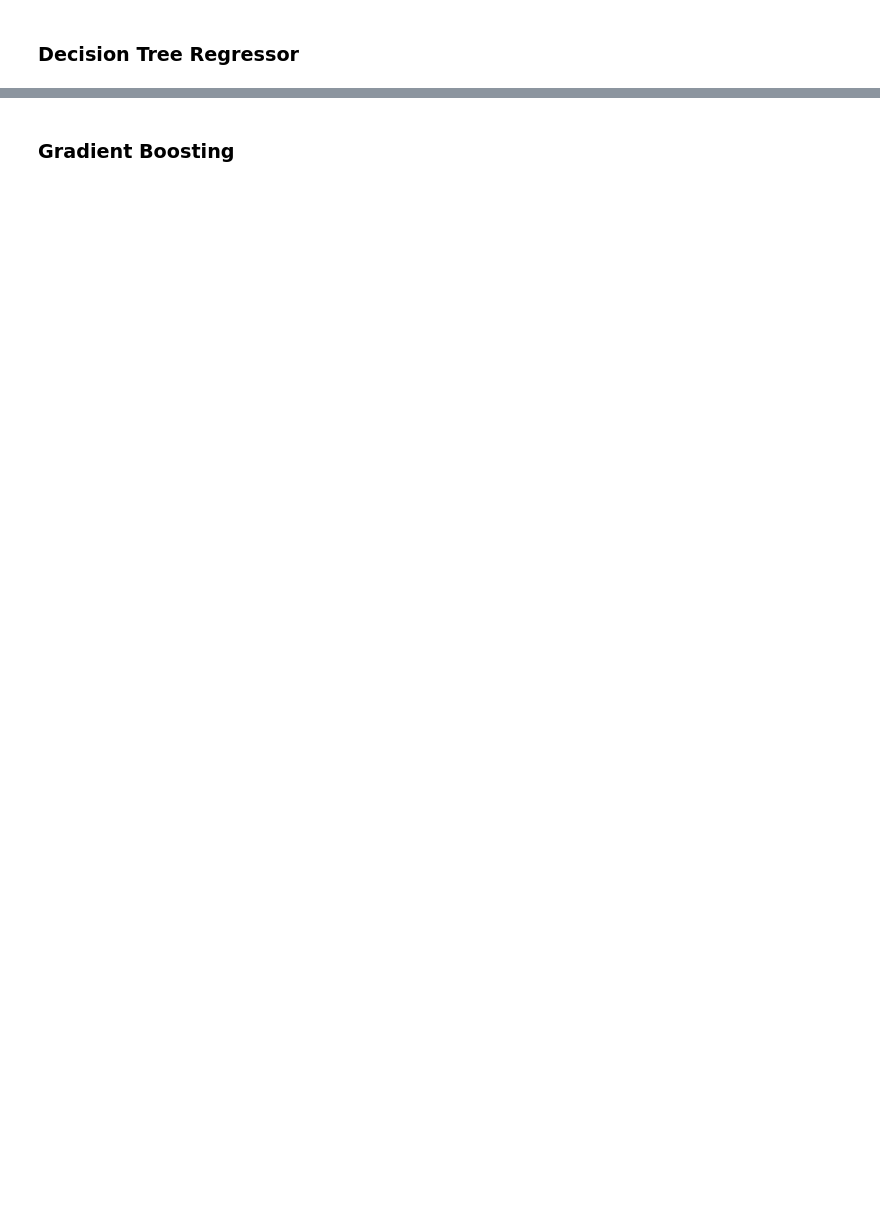
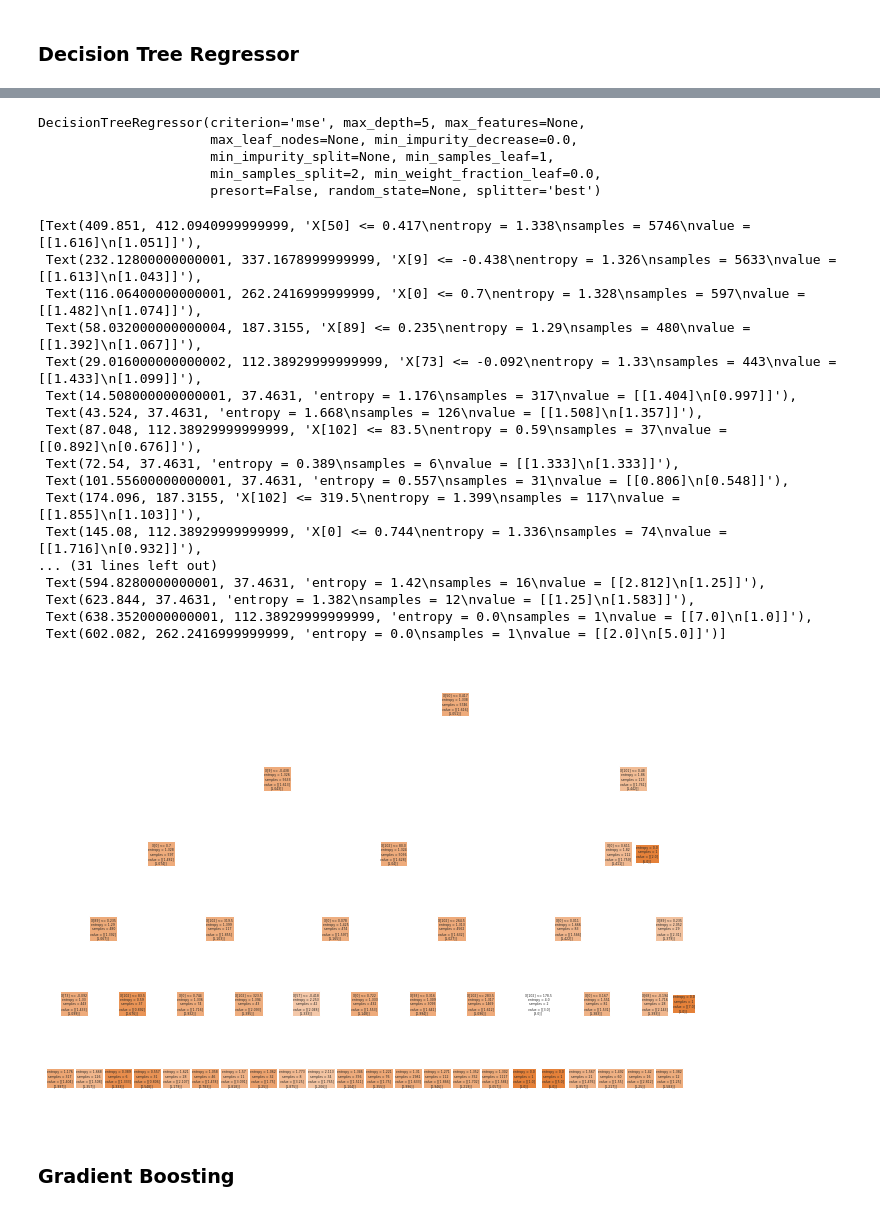
Before and after one commit to francamacdowell/brasileirao-match-score-prediction, a Jupyter notebook: brasileirao.ipynb, the cells around one changed output, grey strips where cells are left out. Cells and saved outputs as stored; diff of their text form; code cells hidden in the pictures; blank space fills up the shorter version.

Commit message:
Add print decision tree for AI 1 discipline

```diff
--- a/brasileirao.ipynb
+++ b/brasileirao.ipynb
@@ -901,11 +898,11 @@ for i in range(len(train_datasets_list)):
     scores[encoding_names[i]] = {'mean_absolute_error': -999}
     X_train, X_test = train_datasets_list[i], test_datasets_list[i]
 
-    classifier = DecisionTreeRegressor(max_depth=5)
+    dtree = DecisionTreeRegressor(max_depth=5)
     # Fitting the model
-    classifier.fit(X_train, y_train)
+    dtree.fit(X_train, y_train)
     # Predicting score matches of 2017
-    predicteds = classifier.predict(X_test)
+    predicteds = dtree.predict(X_test)
 
     r2_scores = R2_scores(X_test, y_test.values, predicteds)
     scores[encoding_names[i]]['r2'] = r2_scores[0]
@@ -941,0 +939,41 @@ Backward Difference:  {'mean_absolute_error': 0.8812467570340801, 'r2': array([-
+# %%
+# ATIVIDADE IA 1:
+
+from sklearn import tree
+from sklearn.tree import plot_tree
+
+dtree = DecisionTreeRegressor(max_depth=5)
+# Fitting the model
+dtree.fit(X_train, y_train)
+# Predicting score matches of 2017
+
+dotfile = open("/home/macdowell/dtree.dot", 'w')
+tree.export_graphviz(dtree, out_file = dotfile, feature_names = X_train.columns)
+dotfile.close()
+
+plot_tree(dtree, filled=True)
+plt.show()
+# %% [output]
+DecisionTreeRegressor(criterion='mse', max_depth=5, max_features=None,
+                      max_leaf_nodes=None, min_impurity_decrease=0.0,
+                      min_impurity_split=None, min_samples_leaf=1,
+                      min_samples_split=2, min_weight_fraction_leaf=0.0,
+                      presort=False, random_state=None, splitter='best')
+[Text(409.851, 412.0940999999999, 'X[50] <= 0.417\nentropy = 1.338\nsamples = 5746\nvalue = [[1.616]\n[1.051]]'),
+ Text(232.12800000000001, 337.1678999999999, 'X[9] <= -0.438\nentropy = 1.326\nsamples = 5633\nvalue = [[1.613]\n[1.043]]'),
+ Text(116.06400000000001, 262.2416999999999, 'X[0] <= 0.7\nentropy = 1.328\nsamples = 597\nvalue = [[1.482]\n[1.074]]'),
+ Text(58.032000000000004, 187.3155, 'X[89] <= 0.235\nentropy = 1.29\nsamples = 480\nvalue = [[1.392]\n[1.067]]'),
+ Text(29.016000000000002, 112.38929999999999, 'X[73] <= -0.092\nentropy = 1.33\nsamples = 443\nvalue = [[1.433]\n[1.099]]'),
+ Text(14.508000000000001, 37.4631, 'entropy = 1.176\nsamples = 317\nvalue = [[1.404]\n[0.997]]'),
+ Text(43.524, 37.4631, 'entropy = 1.668\nsamples = 126\nvalue = [[1.508]\n[1.357]]'),
+ Text(87.048, 112.38929999999999, 'X[102] <= 83.5\nentropy = 0.59\nsamples = 37\nvalue = [[0.892]\n[0.676]]'),
+ Text(72.54, 37.4631, 'entropy = 0.389\nsamples = 6\nvalue = [[1.333]\n[1.333]]'),
+ Text(101.55600000000001, 37.4631, 'entropy = 0.557\nsamples = 31\nvalue = [[0.806]\n[0.548]]'),
+ Text(174.096, 187.3155, 'X[102] <= 319.5\nentropy = 1.399\nsamples = 117\nvalue = [[1.855]\n[1.103]]'),
+ Text(145.08, 112.38929999999999, 'X[0] <= 0.744\nentropy = 1.336\nsamples = 74\nvalue = [[1.716]\n[0.932]]'),
+... (31 lines left out)
+ Text(594.8280000000001, 37.4631, 'entropy = 1.42\nsamples = 16\nvalue = [[2.812]\n[1.25]]'),
+ Text(623.844, 37.4631, 'entropy = 1.382\nsamples = 12\nvalue = [[1.25]\n[1.583]]'),
+ Text(638.3520000000001, 112.38929999999999, 'entropy = 0.0\nsamples = 1\nvalue = [[7.0]\n[1.0]]'),
+ Text(602.082, 262.2416999999999, 'entropy = 0.0\nsamples = 1\nvalue = [[2.0]\n[5.0]]')]
+[figure, added]
```
Also changed, not shown: parts of 17 cells of this notebook.
